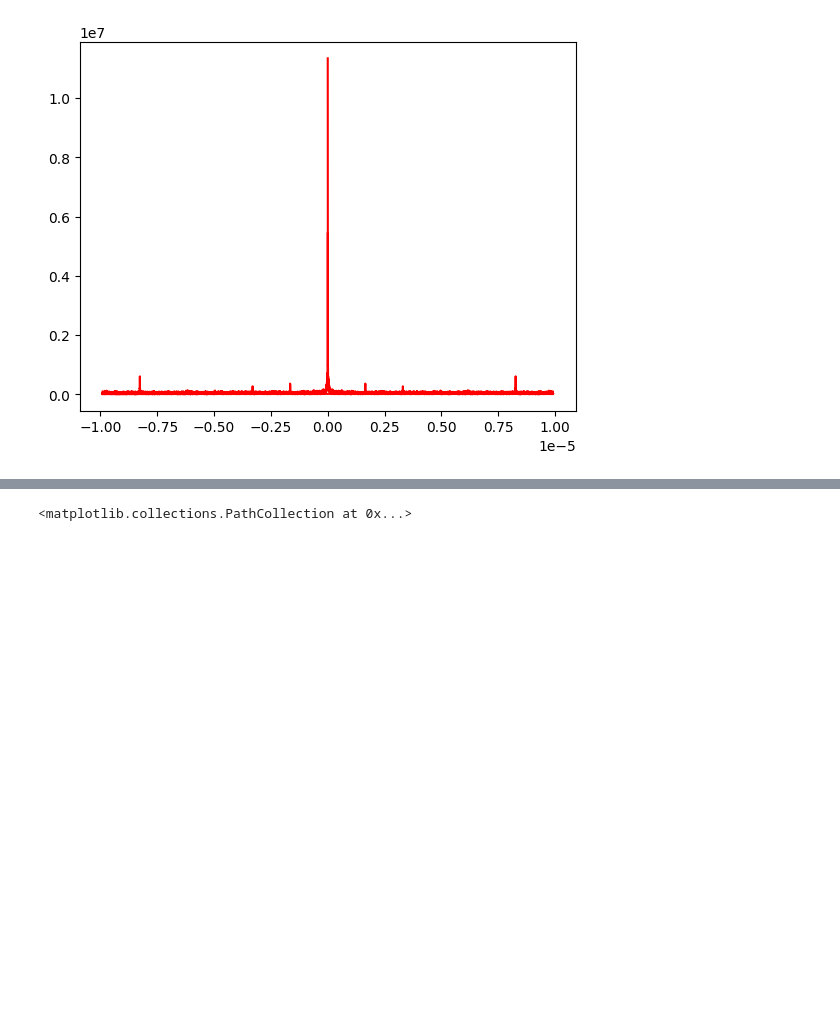
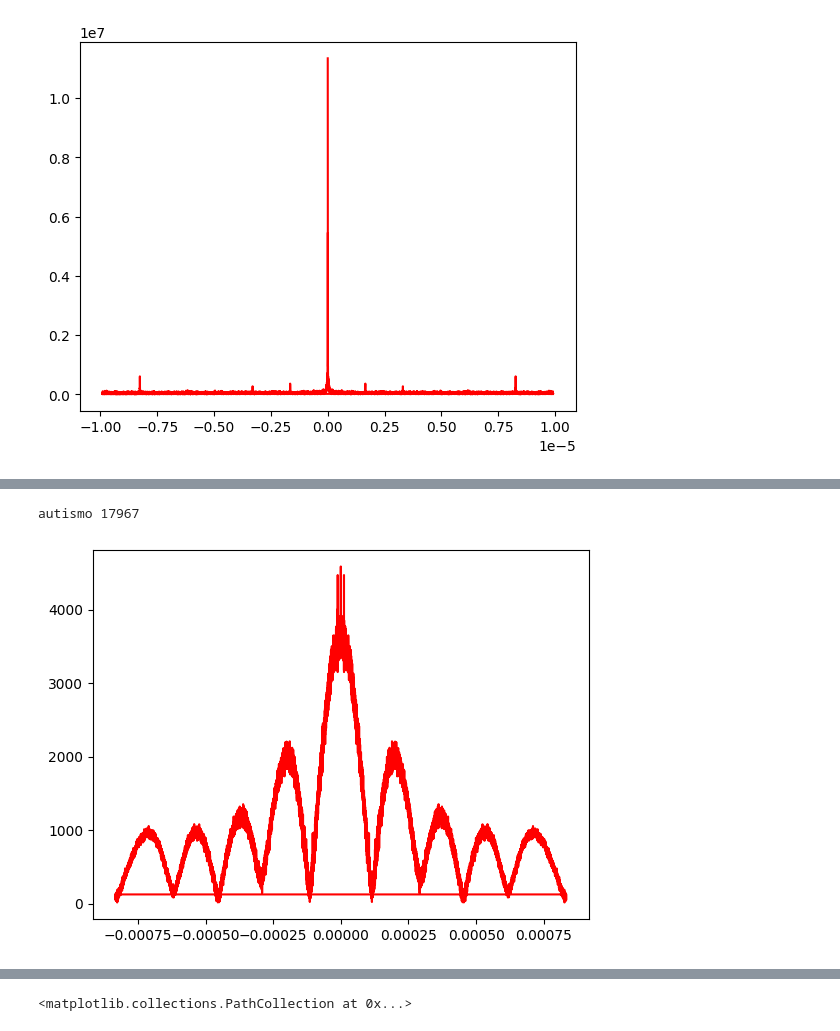
Before and after one commit to bitcoinR3search/BitcoinResearch, a Jupyter notebook: scripts/bra_pruebas/analisis_1.ipynb, the cells around one changed output, grey strips where cells are left out. Saved outputs shown, nothing was run; the diff lists cells and outputs as text; code cells hidden in the pictures; blank space fills up the shorter version.

```diff
--- a/scripts/bra_pruebas/analisis_1.ipynb
+++ b/scripts/bra_pruebas/analisis_1.ipynb
@@ -162,0 +206,16 @@ plt.plot(frecuencias, np.abs(transformada), color='r')
+# %%
+tiempo_segundos3=(FECHAS[42001:63000]-FECHAS[42001]).total_seconds()
+#convierte el tiempo en segundos descontandolos desde el primer dato de tiempo
+
+tiempo_equiespaciado3=np.arange(tiempo_segundos3[0],tiempo_segundos3[-1],600)
+#creamos tiempos equiespaciados
+ntx_interpolado3=np.interp(tiempo_equiespaciado3,tiempo_segundos3,ntx[42001:63000])
+#interpolamos las transacciones
+transformada3=np.fft.fft(ntx_interpolado3)
+#trabajamos las trans interpoladas
+frecuencias3=np.fft.fftfreq(len(ntx_interpolado3),d=(600))
+plt.plot(frecuencias3[40:], np.abs(transformada3[40:]), color='r')
+print("autismo",len(transformada3))
+# %% [output]
+autismo 17967
+[figure, added]
```
Also changed, not shown: parts of 9 cells of this notebook.
